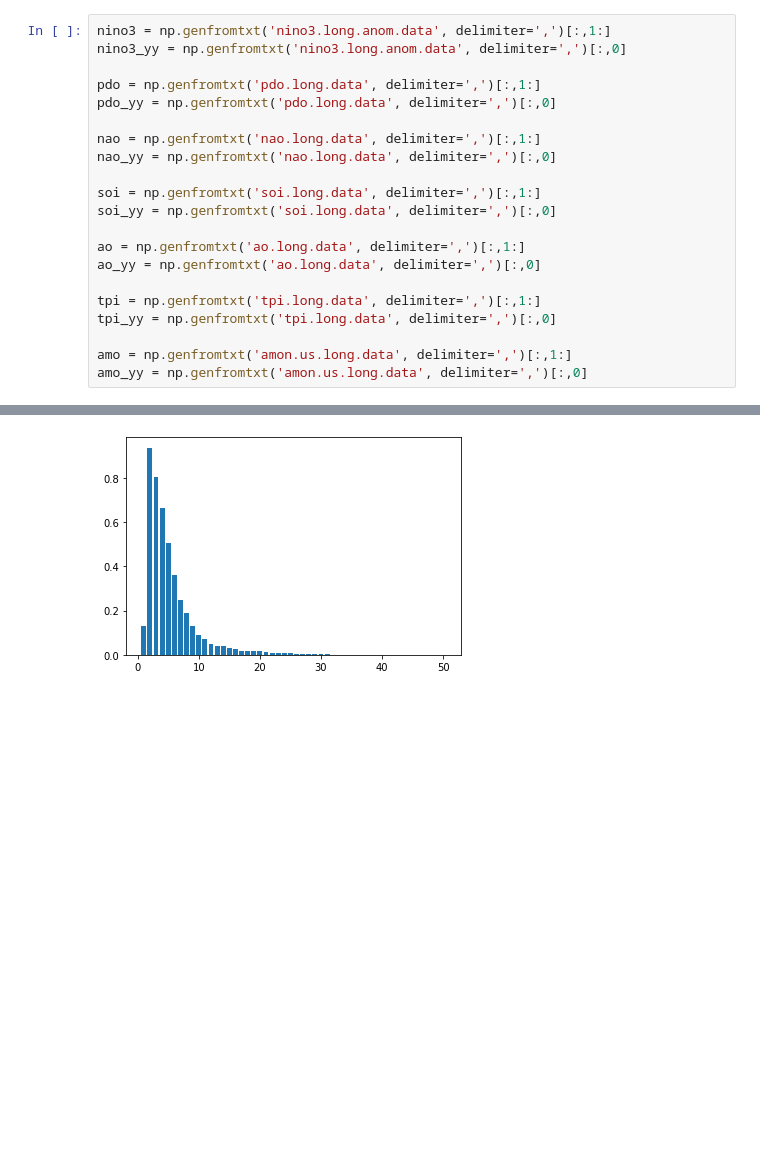
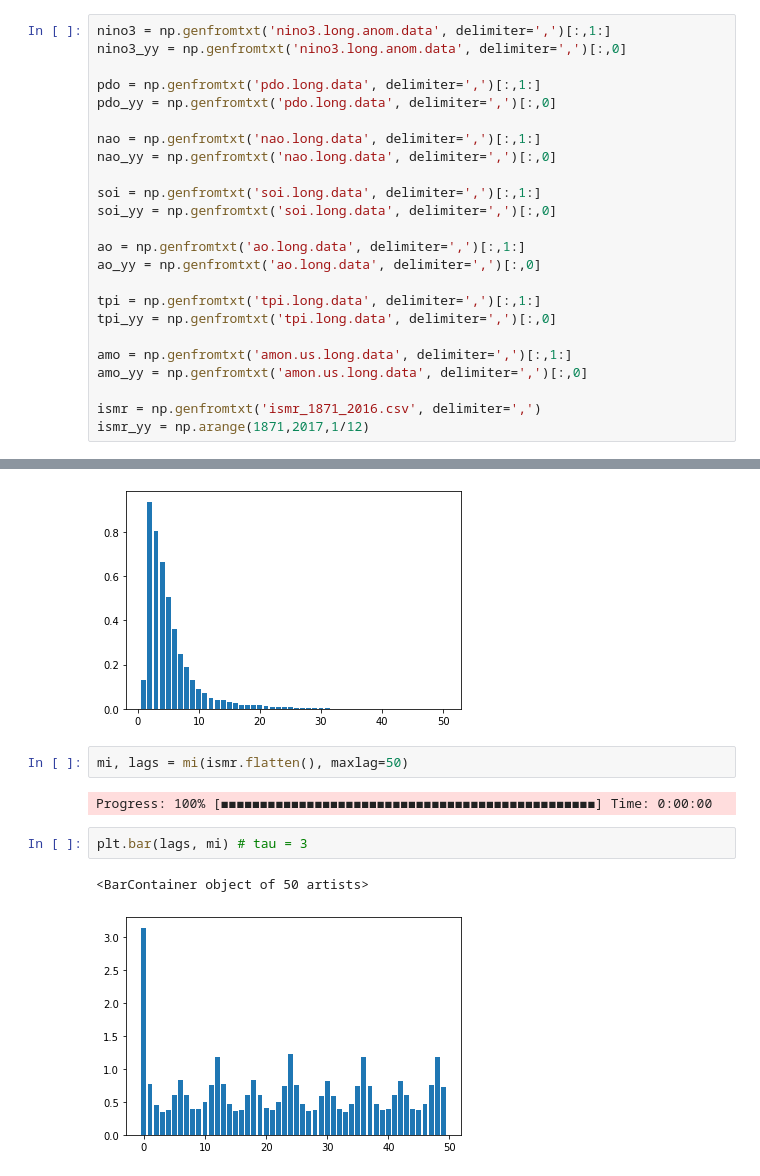
Before and after one commit to cycle13/end2endai, a Jupyter notebook: complex_networks/estimate_m_tau.ipynb, the cells around one changed output, grey strips where cells are left out. Cells and saved outputs as stored; diff of their text form; blank space fills up the shorter version.

Commit message:
Added ISMR

```diff
--- a/complex_networks/estimate_m_tau.ipynb
+++ b/complex_networks/estimate_m_tau.ipynb
@@ -23,6 +23,9 @@ tpi_yy = np.genfromtxt('tpi.long.data', delimiter=',')[:,0]
 
 amo = np.genfromtxt('amon.us.long.data', delimiter=',')[:,1:]
 amo_yy = np.genfromtxt('amon.us.long.data', delimiter=',')[:,0]
+
+ismr = np.genfromtxt('ismr_1871_2016.csv', delimiter=',')
+ismr_yy = np.arange(1871,2017,1/12)
 # %%
 mi, lags = mi(nino3.flatten(), maxlag=50)
 # %% [output]
@@ -149,3 +152,12 @@ plt.bar(dims, fnn) # m = 26
 # %% [output]
 <BarContainer object of 50 artists>
 [figure]
+# %%
+mi, lags = mi(ismr.flatten(), maxlag=50)
+# %% [output]
+Progress: 100% [◼◼◼◼◼◼◼◼◼◼◼◼◼◼◼◼◼◼◼◼◼◼◼◼◼◼◼◼◼◼◼◼◼◼◼◼◼◼◼◼◼◼◼◼◼◼◼◼] Time: 0:00:00
+# %%
+plt.bar(lags, mi) # tau = 3
+# %% [output]
+<BarContainer object of 50 artists>
+[figure, added]
```
Also changed, not shown: parts of 2 cells of this notebook.
